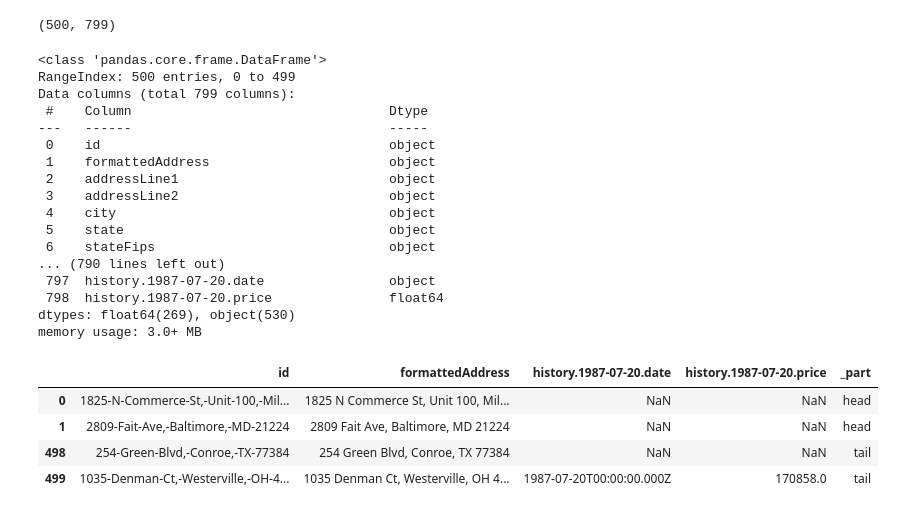
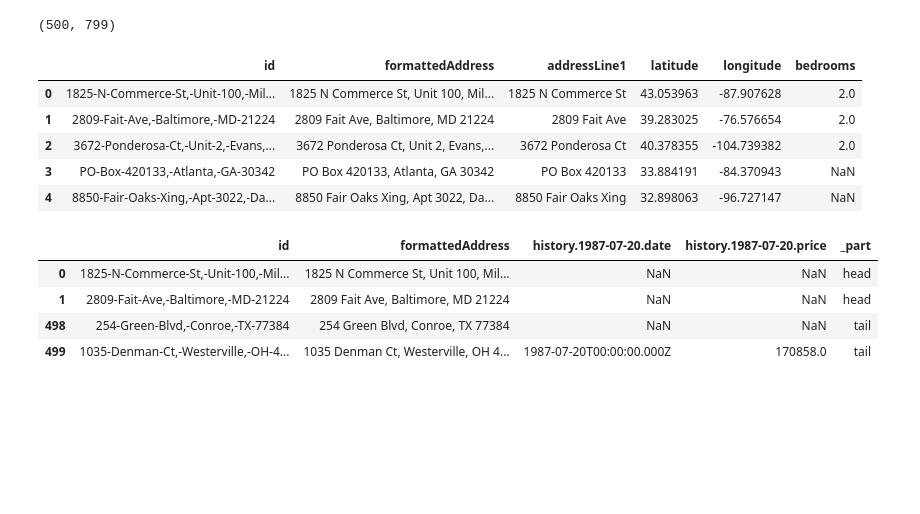
Before and after one commit to madesina2025/data-engineering-projects-portfolio, a Jupyter notebook: MetroPeak_Project/main.ipynb, the cells around one changed output. Cells and saved outputs as stored; diff of their text form; code cells hidden in the pictures; blank space fills up the shorter version.

```diff
--- a/MetroPeak_Project/main.ipynb
+++ b/MetroPeak_Project/main.ipynb
@@ -74,25 +74,18 @@ df.shape
 # %%
 #df.dtypes
 # %%
-df.info(3)
+#df.info(3)
+cat = df.select_dtypes(include="object").columns[:3]
+num = df.select_dtypes(include="number").columns[:3]
+cols = list(cat) + list(num)
+display(df.loc[:, cols].head(5))
 # %% [output]
-<class 'pandas.core.frame.DataFrame'>
-RangeIndex: 500 entries, 0 to 499
-Data columns (total 799 columns):
- #    Column                                 Dtype
----   ------                                 -----
- 0    id                                     object
- 1    formattedAddress                       object
- 2    addressLine1                           object
- 3    addressLine2                           object
- 4    city                                   object
- 5    state                                  object
- 6    stateFips                              object
-... (790 lines left out)
- 797  history.1987-07-20.date                object
- 798  history.1987-07-20.price               float64
-dtypes: float64(269), object(530)
-memory usage: 3.0+ MB
+|  | id | formattedAddress | addressLine1 | latitude | longitude | bedrooms |
+| 0 | 1825-N-Commerce-St,-Unit-100,-Mil... | 1825 N Commerce St, Unit 100, Mil... | 1825 N Commerce St | 43.053963 | -87.907628 | 2.0 |
+| 1 | 2809-Fait-Ave,-Baltimore,-MD-21224 | 2809 Fait Ave, Baltimore, MD 21224 | 2809 Fait Ave | 39.283025 | -76.576654 | 2.0 |
+| 2 | 3672-Ponderosa-Ct,-Unit-2,-Evans,... | 3672 Ponderosa Ct, Unit 2, Evans,... | 3672 Ponderosa Ct | 40.378355 | -104.739382 | 2.0 |
+| 3 | PO-Box-420133,-Atlanta,-GA-30342 | PO Box 420133, Atlanta, GA 30342 | PO Box 420133 | 33.884191 | -84.370943 | NaN |
+| 4 | 8850-Fair-Oaks-Xing,-Apt-3022,-Da... | 8850 Fair Oaks Xing, Apt 3022, Da... | 8850 Fair Oaks Xing | 32.898063 | -96.727147 | NaN |
 # %%
 #df.keys
 # %%
```
